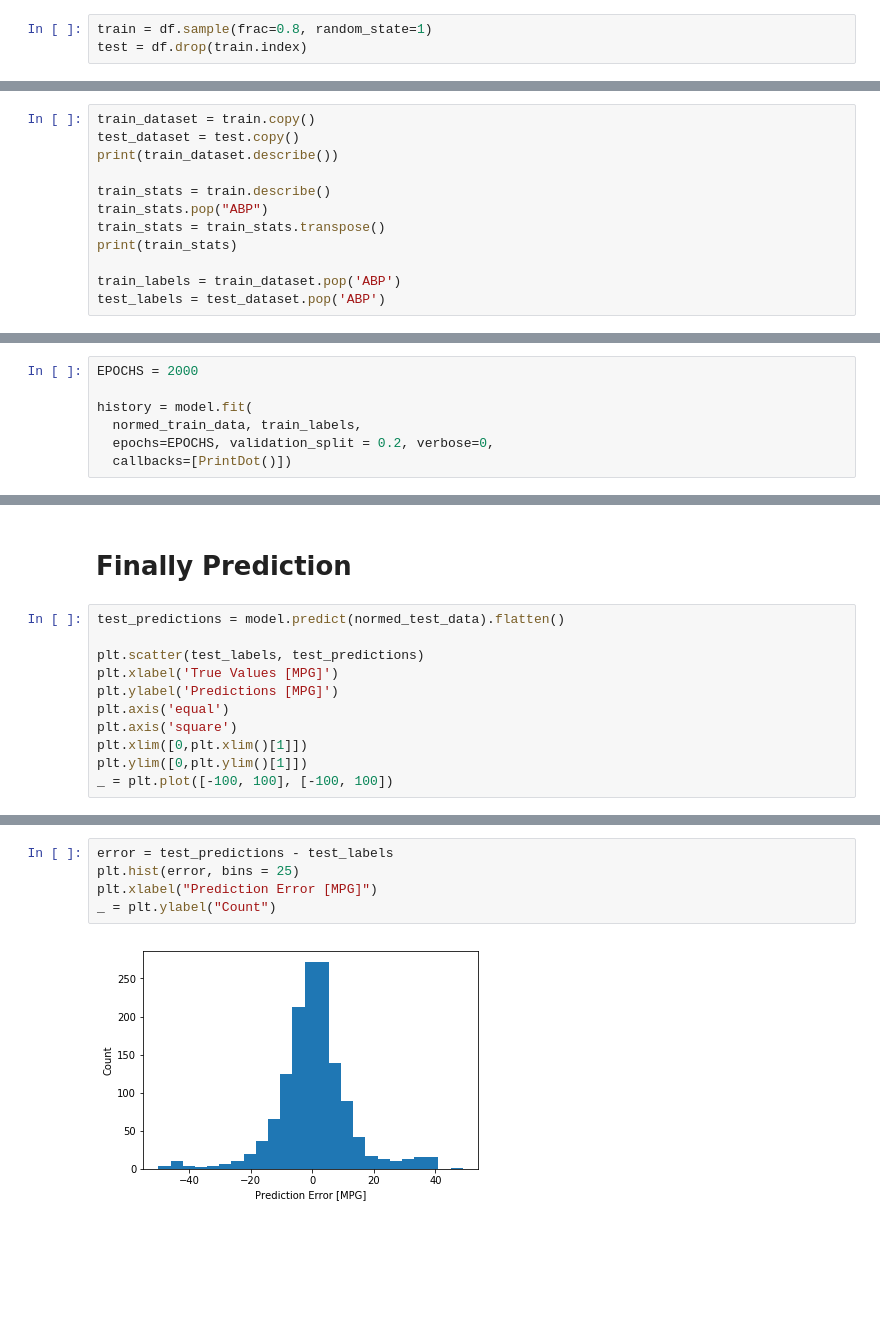
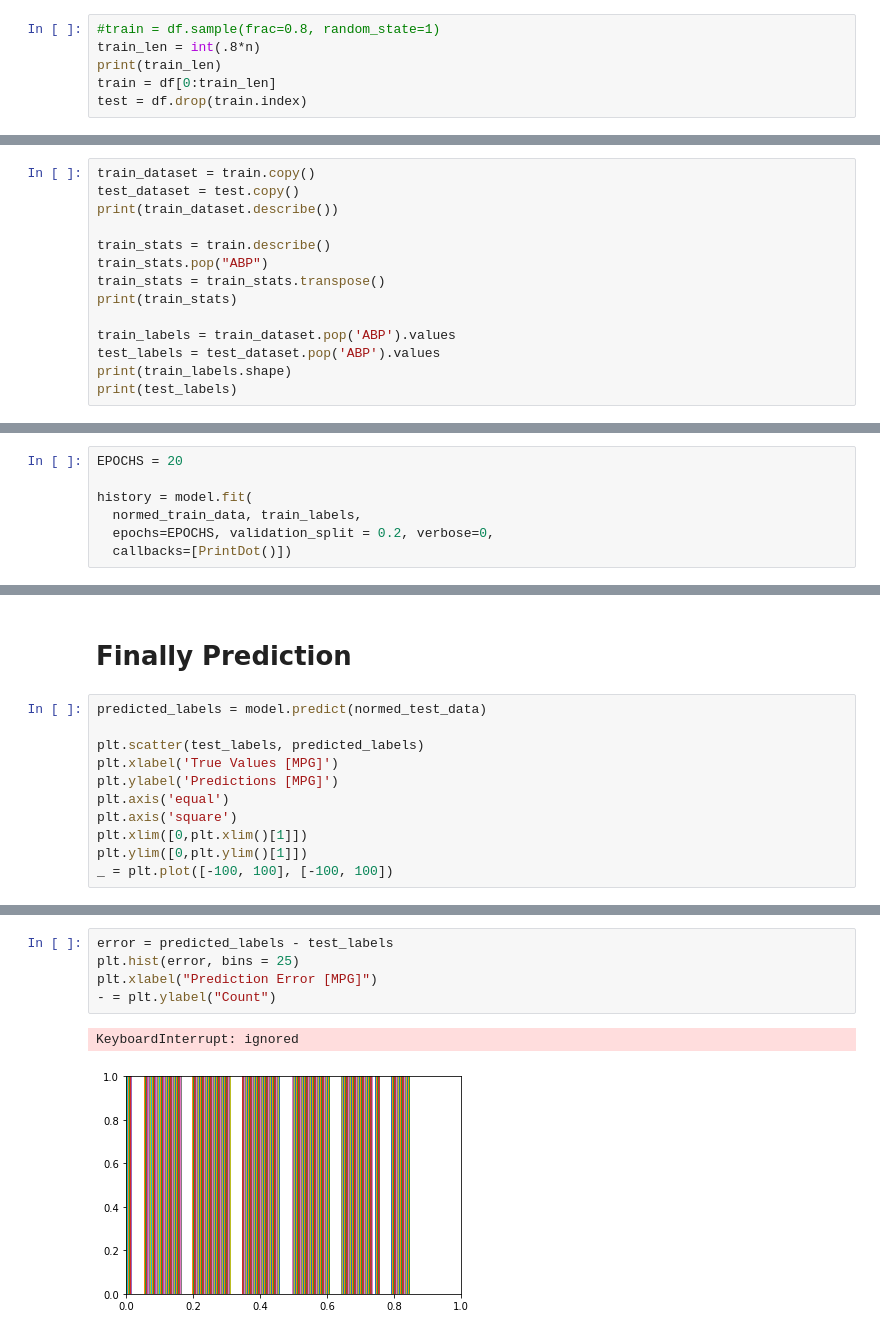
Before and after one commit to hossein20s/Average_Blood_Pressure_estimation, a Jupyter notebook: PPG2BloodPressure.ipynb, the cells around one changed output, grey strips where cells are left out. Drawn from its saved outputs; the diff is of its cells as text; blank space fills up the shorter version.

```diff
--- a/PPG2BloodPressure.ipynb
+++ b/PPG2BloodPressure.ipynb
@@ -123,5 +369,8 @@ df = pd.DataFrame(index=index, columns=columns)
 df['PPG'] = ppg[0:n]
 df['ABP'] = abp[0:n]
 # %%
-train = df.sample(frac=0.8, random_state=1)
+#train = df.sample(frac=0.8, random_state=1)
+train_len = int(.8*n)
+print(train_len)
+train = df[0:train_len]
 test = df.drop(train.index)
@@ -141,6 +392,8 @@ train_stats.pop("ABP")
 train_stats = train_stats.transpose()
 print(train_stats)
 
-train_labels = train_dataset.pop('ABP')
-test_labels = test_dataset.pop('ABP')
+train_labels = train_dataset.pop('ABP').values
+test_labels = test_dataset.pop('ABP').values
+print(train_labels.shape)
+print(test_labels)
 # %% [output]
@@ -233,7 +493,7 @@ class PrintDot(keras.callbacks.Callback):
     if epoch % 100 == 0: print('')
     print('.', end='')
 # %%
-EPOCHS = 2000
+EPOCHS = 20
 
 history = model.fit(
   normed_train_data, train_labels,
@@ -312,9 +566,9 @@ Testing set Mean Abs Error:  8.18 MPG
 # %% [markdown]
 # Finally Prediction
 # %%
-test_predictions = model.predict(normed_test_data).flatten()
+predicted_labels = model.predict(normed_test_data)
 
-plt.scatter(test_labels, test_predictions)
+plt.scatter(test_labels, predicted_labels)
 plt.xlabel('True Values [MPG]')
 plt.ylabel('Predictions [MPG]')
 plt.axis('equal')
@@ -327,7 +581,8 @@ _ = plt.plot([-100, 100], [-100, 100])
 # %%
-error = test_predictions - test_labels
+error = predicted_labels - test_labels
 plt.hist(error, bins = 25)
 plt.xlabel("Prediction Error [MPG]")
-_ = plt.ylabel("Count")
+- = plt.ylabel("Count")
 # %% [output]
+KeyboardInterrupt: ignored
-[figure, old version]
+[figure, new version]
```
Also changed, not shown: parts of 43 cells of this notebook.
